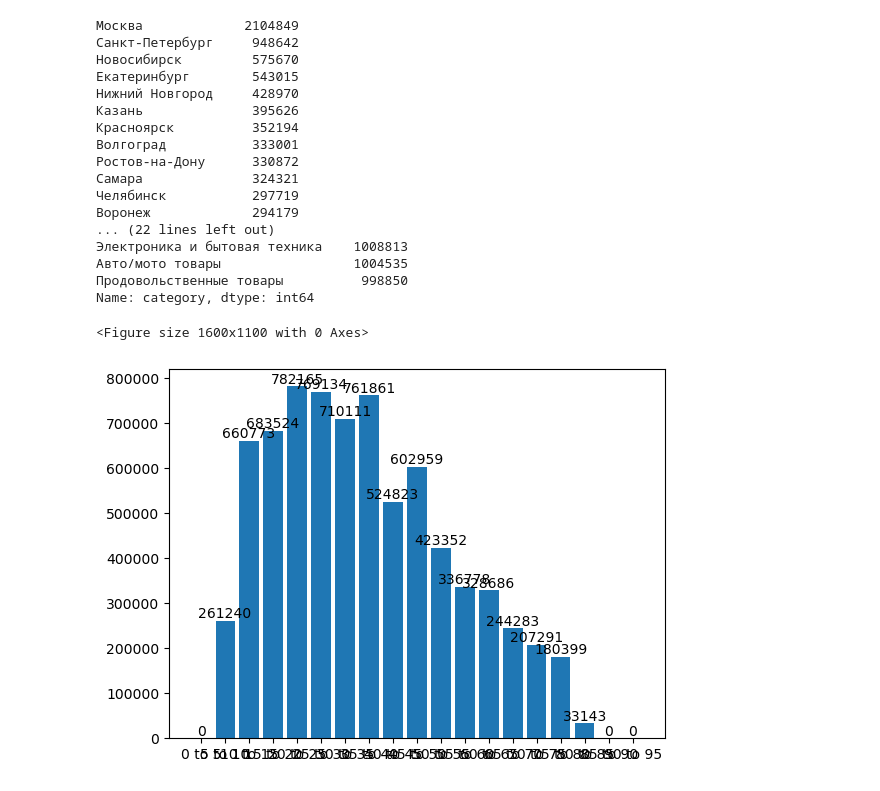
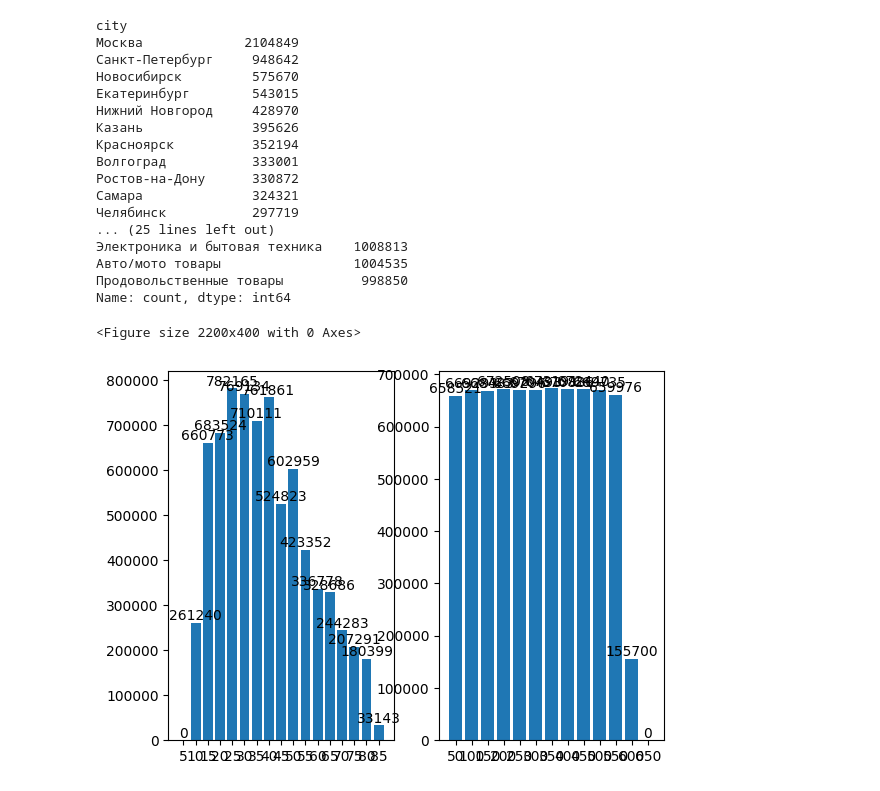
Before and after one commit to AndryMaster/BigData_Yandex, a Jupyter notebook: Project/start.ipynb, the cells around one changed output. Saved outputs shown, nothing was run; the diff lists cells and outputs as text; code cells hidden in the pictures.

```diff
--- a/Project/start.ipynb
+++ b/Project/start.ipynb
@@ -66,11 +65,10 @@ gender             2
 city              14
 dtype: int64
 # %%
-names = ['city', 'age', 'gender', 'category']
-
-for name in names:
+for name in ['city', 'age', 'gender', 'category']:
     print(df[name].value_counts())
 # %% [output]
+city
 Москва             2104849
 Санкт-Петербург     948642
 Новосибирск         575670
@@ -82,27 +80,27 @@ for name in names:
 Ростов-на-Дону      330872
 Самара              324321
 Челябинск           297719
-Воронеж             294179
-... (22 lines left out)
+... (25 lines left out)
 Электроника и бытовая техника    1008813
 Авто/мото товары                 1004535
 Продовольственные товары          998850
-Name: category, dtype: int64
+Name: count, dtype: int64
 # %%
-name = 'age'  # age sessionid
+plt.figure(figsize=(22, 4))
+fig, axs = plt.subplots(1, 2)
 
-# bins = list(range(0, 90, 5))
-# bins = list(range(0, 700, 50))
+bin_age, _ = np.histogram(df['age'], bins=(bins_size:=range(0, 90, 5)))
+labels = [f'{b}' for a, b in zip(bins_size, bins_size[1:])]  # f'{a} to {b}'
+bar = axs[0].bar(labels, bin_age)
+_ = axs[0].bar_label(bar)
 
-n, _ = np.histogram(df[name], bins=bins)
-labels = [f'{a} to {b}' for a, b in zip(bins, bins[1:])]
+bin_sid, _ = np.histogram(df['sessionid'], bins=(bins_size:=range(0, 700, 50)))
+labels = [f'{b}' for a, b in zip(bins_size, bins_size[1:])]  # f'{a} to {b}'
+bar = axs[1].bar(labels, bin_sid)
+_ = axs[1].bar_label(bar)
 
-plt.figure(figsize = (16, 11))
-fig, ax = plt.subplots()
-bar = ax.bar(labels, n)
-_ = ax.bar_label(bar)
 plt.show()
 # %% [output]
-<Figure size 1600x1100 with 0 Axes>
+<Figure size 2200x400 with 0 Axes>
-[figure, old version]
+[figure, new version]
 # %%
```
Also changed, not shown: parts of 6 cells of this notebook, 1 other file.
